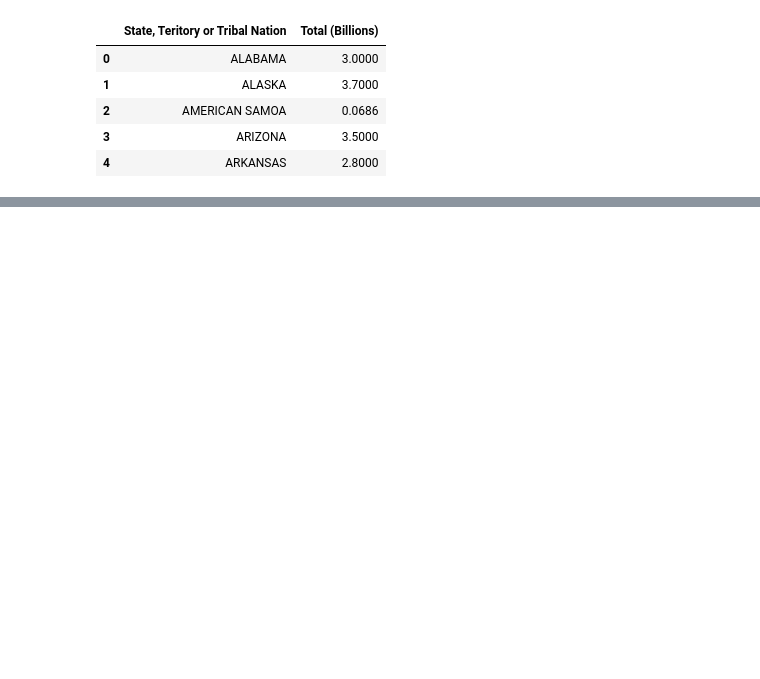
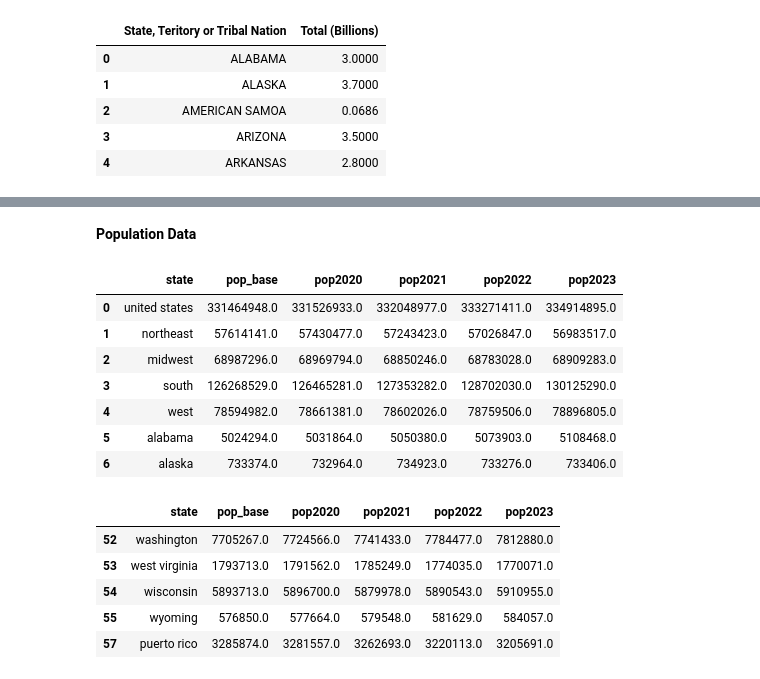
Before and after one commit to waheeb123/Data-608, a Jupyter notebook: Untitled1.ipynb, the cells around one changed output, grey strips where cells are left out. Saved outputs shown, nothing was run; the diff lists cells and outputs as text; code cells hidden in the pictures; blank space fills up the shorter version.

```diff
--- a/Untitled1.ipynb
+++ b/Untitled1.ipynb
@@ -28,0 +64,30 @@ df.head()
+# %% [markdown]
+**Population Data**
+# %%
+# Source: Census.gov
+population = pd.read_excel(
+    'https://www2.census.gov/programs-surveys/popest/tables/2020-2023/state/totals/NST-EST2023-POP.xlsx',
+    engine='openpyxl', header=3
+)
+
+population.columns = ['state', 'pop_base', 'pop2020', 'pop2021', 'pop2022', 'pop2023']
+population.state = population.state.str.replace('.', '', regex=False)
+population.state = population.state.str.lower()
+population = population.dropna(axis=0, how='any')
+
+display(population.head(7), population.tail())
+# %% [output]
+|  | state | pop_base | pop2020 | pop2021 | pop2022 | pop2023 |
+| 0 | united states | 331464948.0 | 331526933.0 | 332048977.0 | 333271411.0 | 334914895.0 |
+| 1 | northeast | 57614141.0 | 57430477.0 | 57243423.0 | 57026847.0 | 56983517.0 |
+| 2 | midwest | 68987296.0 | 68969794.0 | 68850246.0 | 68783028.0 | 68909283.0 |
+| 3 | south | 126268529.0 | 126465281.0 | 127353282.0 | 128702030.0 | 130125290.0 |
+| 4 | west | 78594982.0 | 78661381.0 | 78602026.0 | 78759506.0 | 78896805.0 |
+| 5 | alabama | 5024294.0 | 5031864.0 | 5050380.0 | 5073903.0 | 5108468.0 |
+| 6 | alaska | 733374.0 | 732964.0 | 734923.0 | 733276.0 | 733406.0 |
+|  | state | pop_base | pop2020 | pop2021 | pop2022 | pop2023 |
+| 52 | washington | 7705267.0 | 7724566.0 | 7741433.0 | 7784477.0 | 7812880.0 |
+| 53 | west virginia | 1793713.0 | 1791562.0 | 1785249.0 | 1774035.0 | 1770071.0 |
+| 54 | wisconsin | 5893713.0 | 5896700.0 | 5879978.0 | 5890543.0 | 5910955.0 |
+| 55 | wyoming | 576850.0 | 577664.0 | 579548.0 | 581629.0 | 584057.0 |
+| 57 | puerto rico | 3285874.0 | 3281557.0 | 3262693.0 | 3220113.0 | 3205691.0 |
```
Also changed, not shown: parts of 20 cells of this notebook.
